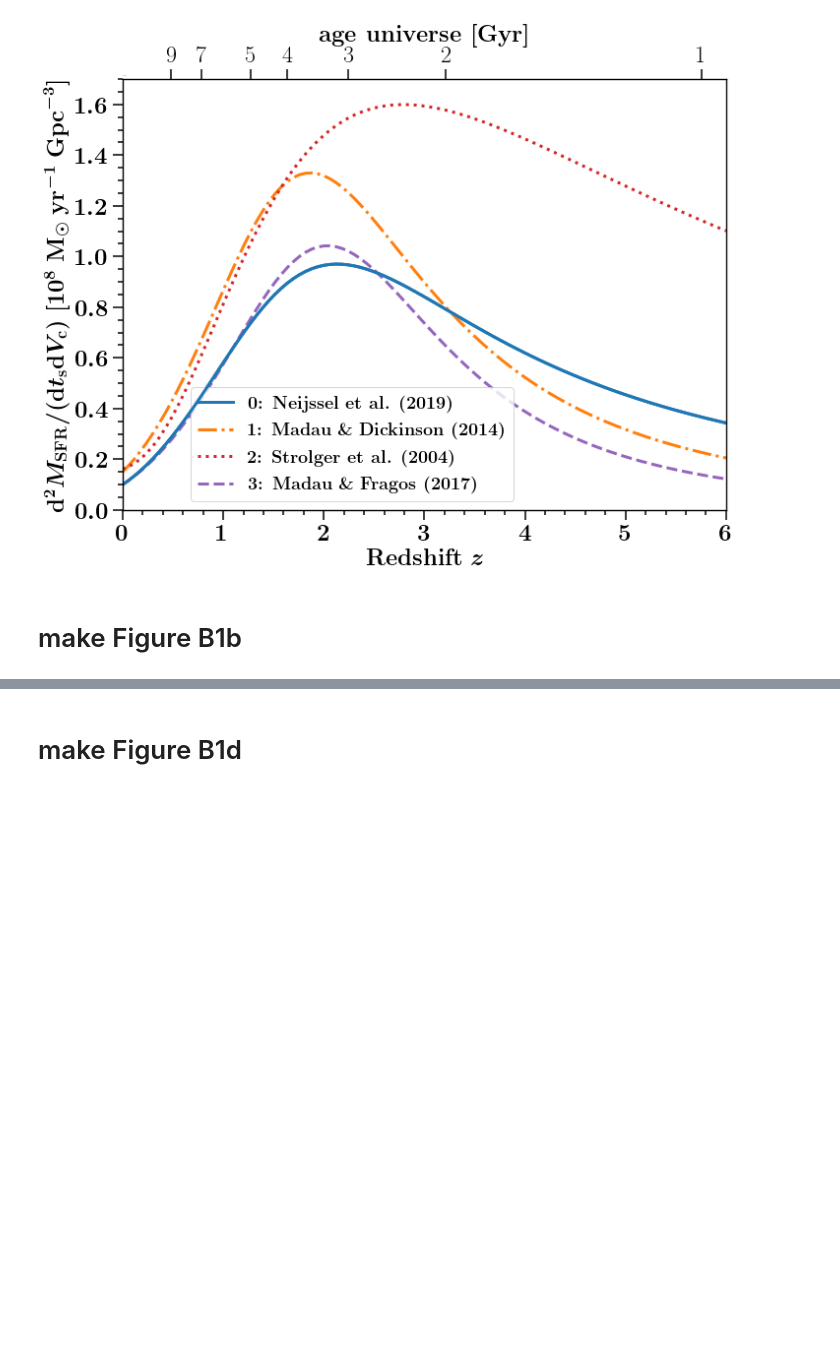
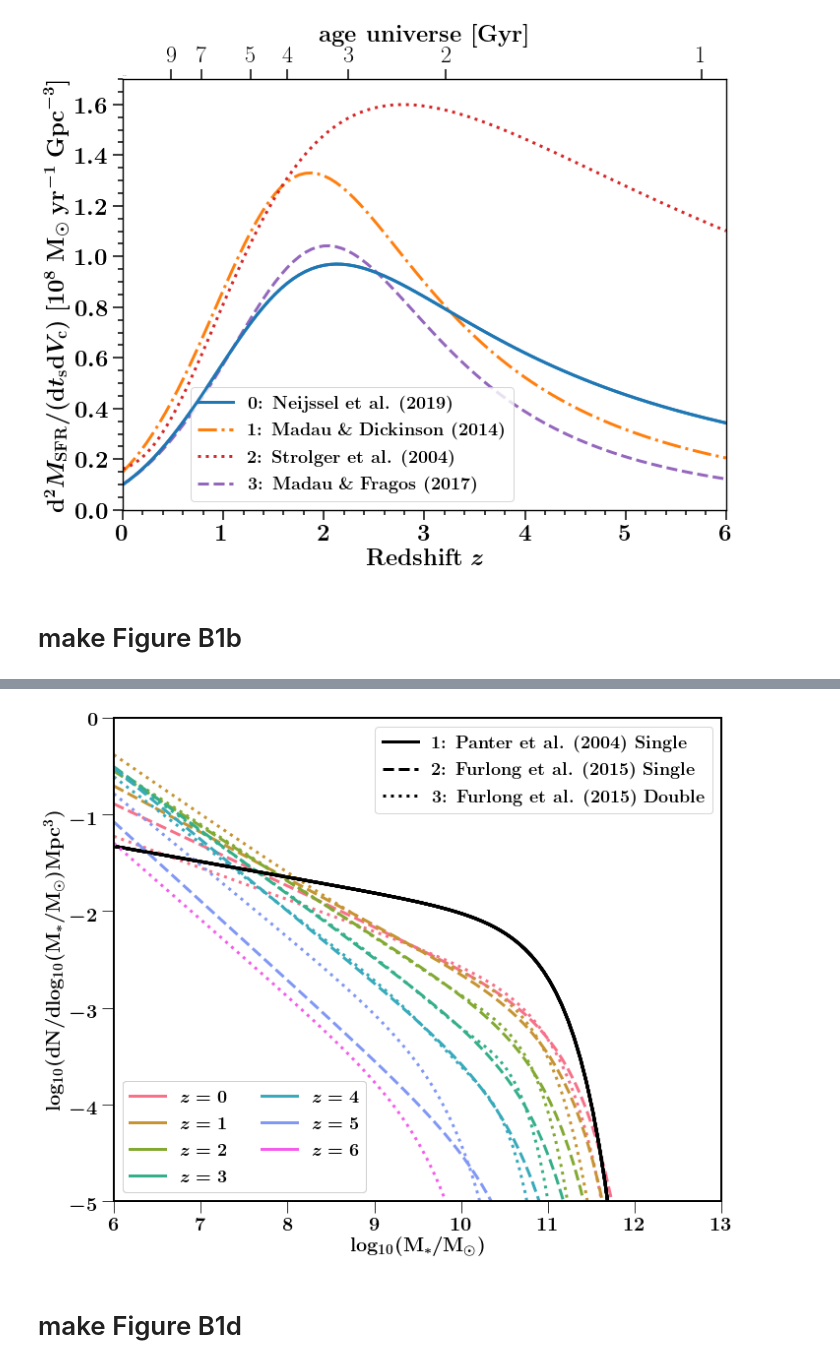
Before and after one commit to FloorBroekgaarden/BlackHole-NeutronStar, a Jupyter notebook: plottingCode/Fig_B1/make_Figure_B1.ipynb, the cells around one changed output, grey strips where cells are left out. Drawn from its saved outputs; the diff is of its cells as text; code cells hidden in the pictures; blank space fills up the shorter version.

```diff
--- a/plottingCode/Fig_B1/make_Figure_B1.ipynb
+++ b/plottingCode/Fig_B1/make_Figure_B1.ipynb
@@ -216,2 +366,91 @@ warning no normalisation of mass evolved assuming 1
+# %%
+import seaborn as sns
+logM      = np.linspace(6,13,100)
+redshifts = [0, 1, 2, 3, 4, 5, 6]
+zcolors       = sns.color_palette("husl", len(redshifts))
+
+#linestyle per redshift
+linestyles= ['-', '--', ':']
+alphas = [1,0.6,0.3]
+
+
+PlotObservations =False
+
+fig, axes = plt.subplots(1,1, figsize=(10,8))
+
+for nrz, z in enumerate(redshifts):
+    if nrz == 0:
+        label1, label2, label3 = '1: Panter et al. (2004) Single',\
+        '2: Furlong et al. (2015) Single','3: Furlong et al. (2015) Double'
+    else:
+        label1, label2, label3 = None, None, None
+    Norman   = singleSchechterPerLog10(logM, logMc,  phi,  alpha)
+    axes.plot(logM, np.log10(Norman), c='k', label=label1, lw=3,  linestyle=linestyles[0], alpha=alphas[0])
+    Furlongsingle = singleSchechterPerLog10FurlongLineair(logM, z)
+    axes.plot(logM, np.log10(Furlongsingle), c=zcolors[nrz], label=label2, lw=3,  linestyle=linestyles[1], alpha=alphas[0])
+    FurlongDouble = doubleSchechterPerLog10FurlongLineair(logM, z)
+    axes.plot(logM, np.log10(FurlongDouble), c=zcolors[nrz], label=label3, lw=3, linestyle=linestyles[2], alpha=alphas[0])
+
+
+    if PlotObservations==True:
+        if nrz<=3:
+            axes.plot(xH15list[nrz], yH15list[nrz], c=zcolors[nrz], \
+                      label=r'$z=%s$'%redshifts[nrz], markersize=10,  marker='v',markeredgecolor='k', alpha=alphas[0])
+
+
+
+
+
+nameX = r'$\rm log_{10}(M_{*}/M_{\odot})$'
+nameY = r'$\rm log_{10}( dN / dlog_{10}(M_*/M_{\odot})Mpc^{3})$'
+
+#axes.set_yscale('log')
+axes.set_ylim(bottom=-5, top=0)
+axes.set_xlim(left=6, right=13)
+# axes.legend(prop={'size': 18}, ncol=2)
+axes.set_xlabel(nameX, fontsize=fs)
+axes.set_ylabel(nameY, fontsize=fs)
+axes.tick_params(labelsize=fs)
+
+
+
+
+
+#again a fudge for second legend
+handles2 = []
+labels=[r'\textbf{1: Panter et al. (2004) Single}',\
+        r'\textbf{2: Furlong et al. (2015) Single}',r'\textbf{3: Furlong et al. (2015) Double}']
+for nrL, label in enumerate(labels):
+    #draw a line outside plot area
+    line, = axes.plot([1, 2],[-1, -2], c='k', alpha=1, lw=3., label=labels[nrL], linestyle=linestyles[nrL])
+    handles2.extend([line])
+
+second_legend = axes.legend(handles=handles2, loc=1,  prop={'size':18}, ncol=1)
+axes.add_artist(second_legend)
+
+
+
+
+#again a fudge for second legend
+handles2 = []
+
+for nrz, redshift in enumerate(redshifts):
+    label = r'$z=%s$'%redshift
+    #draw a line outside plot area
+    line, = axes.plot([1, 2],[-1, -2], c=zcolors[nrz], alpha=1, lw=3., label=label, linestyle='-')
+    handles2.extend([line])
+
+second_legend = axes.legend(handles=handles2, loc=3,  prop={'size':18}, ncol=2)
+axes.add_artist(second_legend)
+
+
+
+
+plt.tight_layout()
+plt.savefig('./GSMFplot.png', dpi=600,bbox_inches='tight')
+plt.savefig('./GSMFplot.pdf',bbox_inches='tight')
+plt.show()
+# %% [output]
+[figure, added]
 # %% [markdown]
 # make Figure B1d
```
Also changed, not shown: parts of 5 cells of this notebook, 2 other files.
